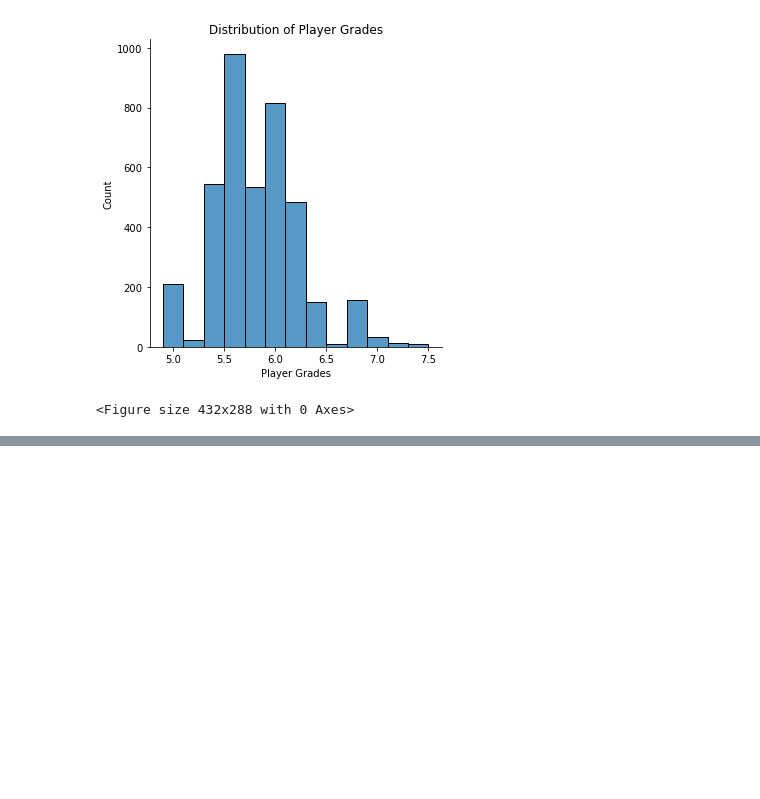
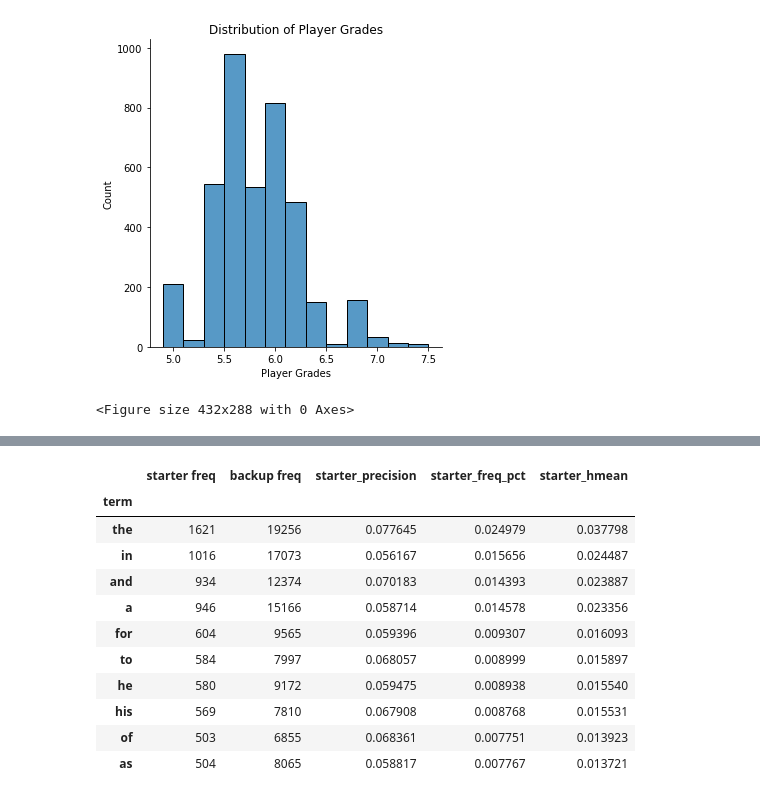
Before and after one commit to tbryan2/nfl-prospects-nlp, a Jupyter notebook: eda.ipynb, the cells around one changed output, grey strips where cells are left out. Cells and saved outputs as stored; diff of their text form; code cells hidden in the pictures; blank space fills up the shorter version.

```diff
--- a/eda.ipynb
+++ b/eda.ipynb
@@ -84,0 +94,20 @@ AttributeError: 'str' object has no attribute 'sents'
+# %%
+term_freq_df['starter_precision'] = term_freq_df['starter freq'] * 1./(term_freq_df['starter freq'] + term_freq_df['backup freq'])
+term_freq_df['starter_freq_pct'] = term_freq_df['starter freq'] * 1./term_freq_df['starter freq'].sum()
+term_freq_df['starter_hmean'] = term_freq_df.apply(lambda x: (hmean([x['starter_precision'], x['starter_freq_pct']])
+                                                                   if x['starter_precision'] > 0 and x['starter_freq_pct'] > 0
+                                                                   else 0), axis=1)
+term_freq_df.sort_values(by='starter_hmean', ascending=False).iloc[:10]
+# %% [output]
+|  | starter freq | backup freq | starter_precision | starter_freq_pct | starter_hmean |
+| term |  |  |  |  |  |
+| the | 1621 | 19256 | 0.077645 | 0.024979 | 0.037798 |
+| in | 1016 | 17073 | 0.056167 | 0.015656 | 0.024487 |
+| and | 934 | 12374 | 0.070183 | 0.014393 | 0.023887 |
+| a | 946 | 15166 | 0.058714 | 0.014578 | 0.023356 |
+| for | 604 | 9565 | 0.059396 | 0.009307 | 0.016093 |
+| to | 584 | 7997 | 0.068057 | 0.008999 | 0.015897 |
+| he | 580 | 9172 | 0.059475 | 0.008938 | 0.015540 |
+| his | 569 | 7810 | 0.067908 | 0.008768 | 0.015531 |
+| of | 503 | 6855 | 0.068361 | 0.007751 | 0.013923 |
+| as | 504 | 8065 | 0.058817 | 0.007767 | 0.013721 |
```
Also changed, not shown: parts of 14 cells of this notebook, 4 other files.
